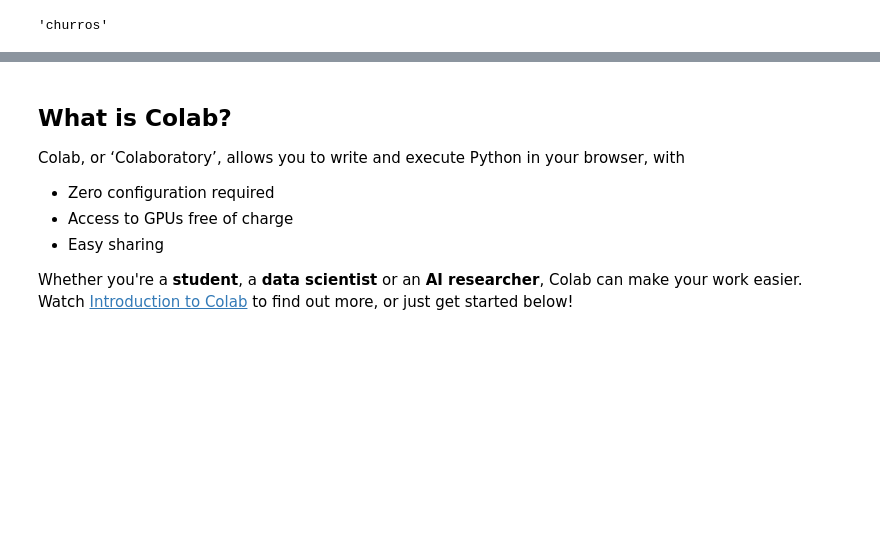
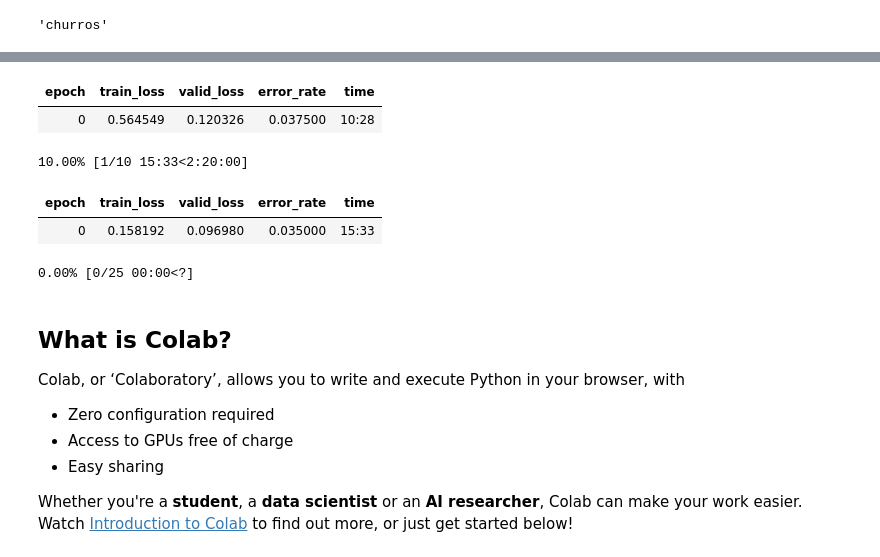
Before and after one commit to barringtonclarke/Pytorch-Tutorial, a Jupyter notebook: Welcome_to_Colaboratory.ipynb, the cells around one changed output, grey strips where cells are left out. Drawn from its saved outputs; the diff is of its cells as text; code cells hidden in the pictures; blank space fills up the shorter version.

```diff
--- a/Welcome_to_Colaboratory.ipynb
+++ b/Welcome_to_Colaboratory.ipynb
@@ -105,0 +106,10 @@ dls.valid.show_batch()
+# %%
+learn = cnn_learner(dls, resnet34, metrics=error_rate, pretrained=True)
+learn.fine_tune(epochs=10)
+# %% [output]
+| epoch | train_loss | valid_loss | error_rate | time |
+| 0 | 0.564549 | 0.120326 | 0.037500 | 10:28 |
+10.00% [1/10 15:33<2:20:00]
+| epoch | train_loss | valid_loss | error_rate | time |
+| 0 | 0.158192 | 0.096980 | 0.035000 | 15:33 |
+0.00% [0/25 00:00<?]
```
Also changed, not shown: parts of 2 cells of this notebook.
